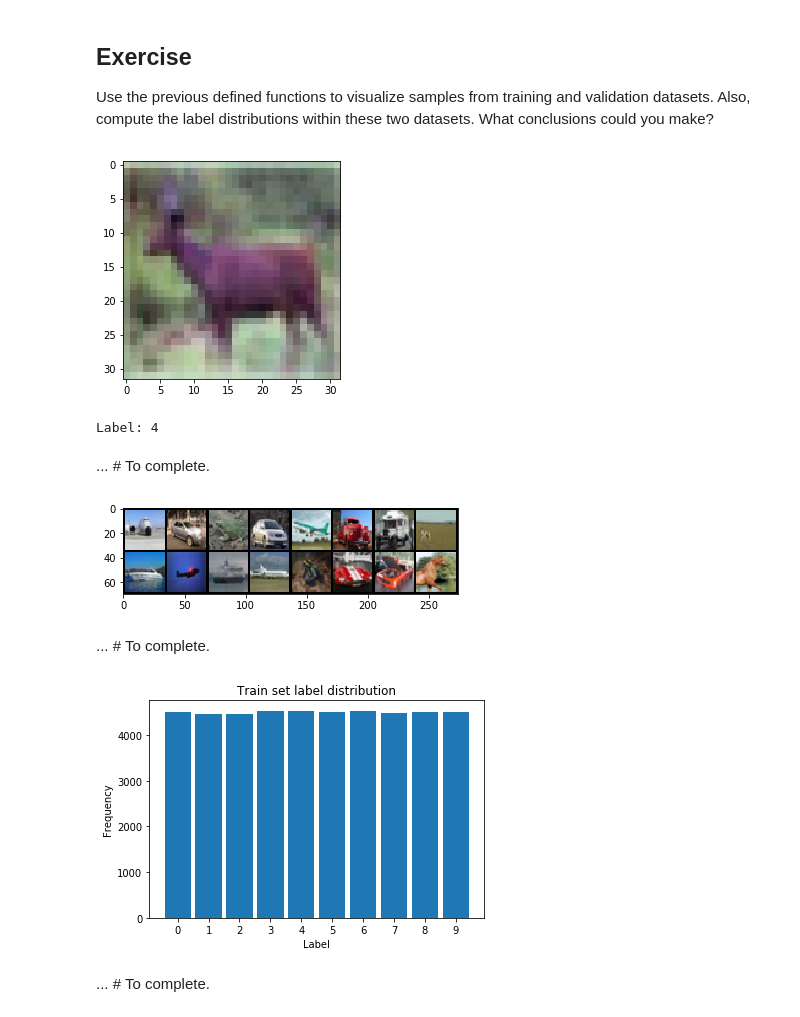
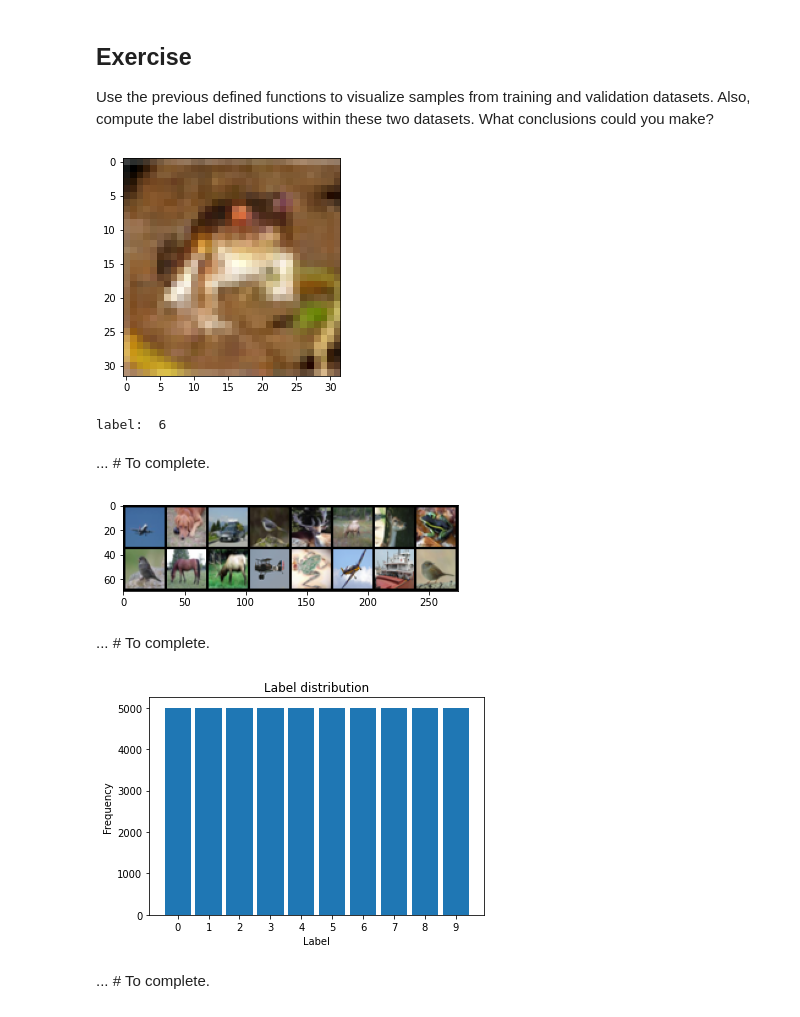
Before and after one commit to CaptainGradus/DeepLearningEDX, a Jupyter notebook: tutorial1_data_exercise.ipynb, the cells around one changed output. Saved outputs shown, nothing was run; the diff lists cells and outputs as text; code cells hidden in the pictures.

```diff
--- a/tutorial1_data_exercise.ipynb
+++ b/tutorial1_data_exercise.ipynb
@@ -211,24 +209,25 @@ def plot_dataset_histogram(labels, title='Label distribution'):
 Use the previous defined functions to visualize samples from training and validation datasets. Also, compute the label distributions within these two datasets. What conclusions could you make?
 # %%
 # plot a given sample from the training dataset and retrieve its label
-... # To complete.
+plot_image(imgs[0])
+print("label: ", labels[0])
 # %% [output]
-[figure, old version]
+[figure, new version]
-Label: 4
+label:  6
 # %% [markdown]
 ... # To complete.
 # %%
 # plot random samples (e.g., 16) from the training dataset
-... # To complete.
+plot_random_images_from_dataset(imgs, 16)
 # %% [output]
-[figure, old version]
+[figure, new version]
 # %% [markdown]
 ... # To complete.
 # %%
 # plot the label distribution of the training dataset
-... # To complete.
+plot_dataset_histogram(labels)
 # %% [output]
-[figure, old version]
+[figure, new version]
 # %% [markdown]
 ... # To complete.
 # %% [markdown]
```
Also changed, not shown: parts of 2 cells of this notebook.
